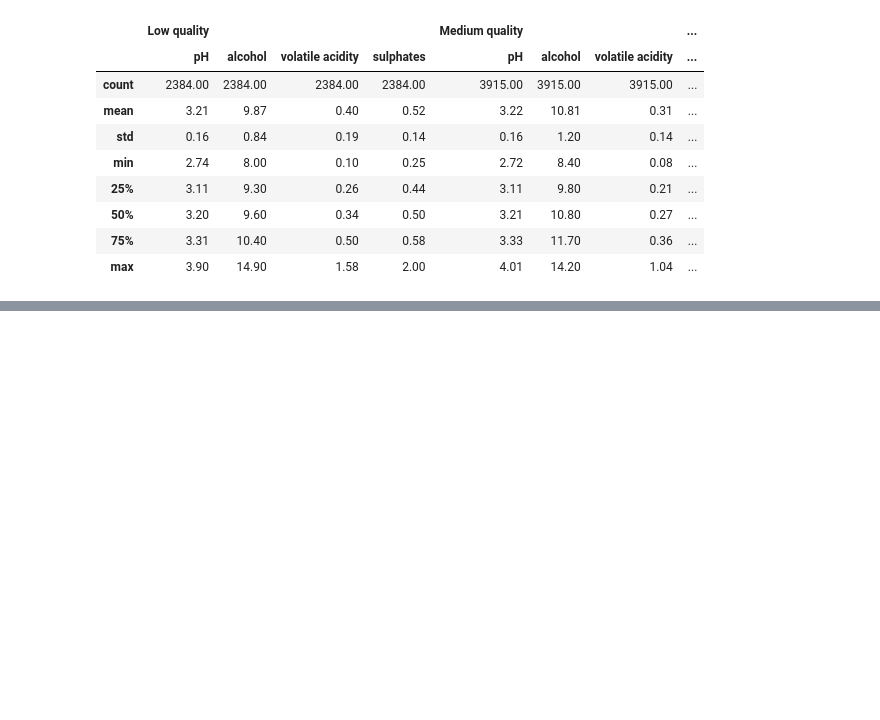
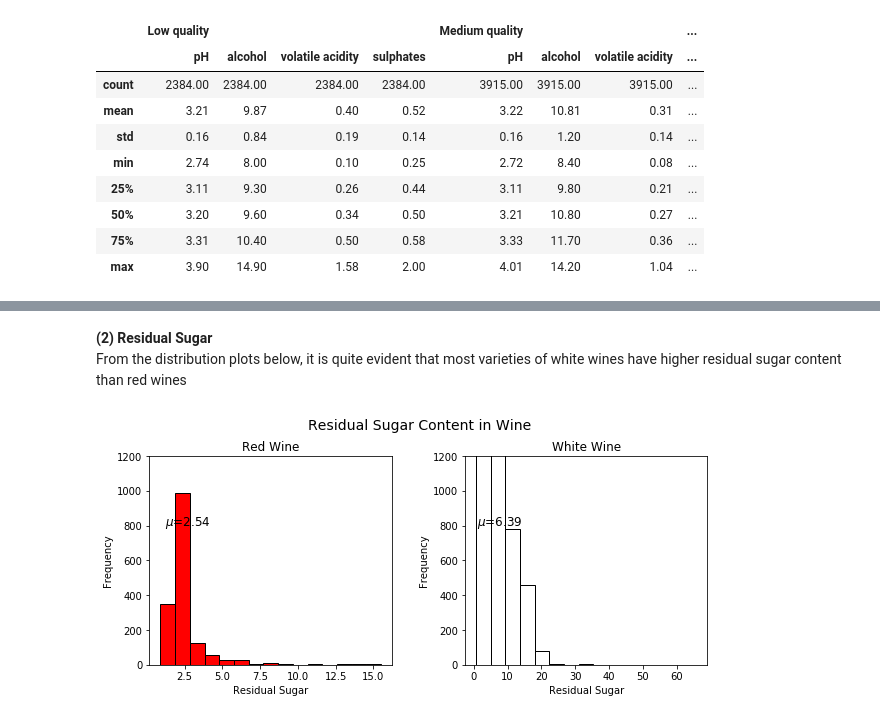
Before and after one commit to DataSorcerer/Statistical-and-Predictive-Modelling-Wine-Quality, a Jupyter notebook: Wine_Quality_Analysis.ipynb, the cells around one changed output, grey strips where cells are left out. Saved outputs shown, nothing was run; the diff lists cells and outputs as text; code cells hidden in the pictures; blank space fills up the shorter version.

```diff
--- a/Wine_Quality_Analysis.ipynb
+++ b/Wine_Quality_Analysis.ipynb
@@ -128,0 +273,7 @@ pd.concat([lowStats, mediumStats, highStats],
+# %% [markdown]
+**(2) Residual Sugar**
+From the distribution plots below, it is quite evident that most varieties of white wines have higher residual sugar content than red wines
+# %%
+compare_univariate('residual sugar')
+# %% [output]
+[figure, added]
```
Also changed, not shown: parts of 23 cells of this notebook.
